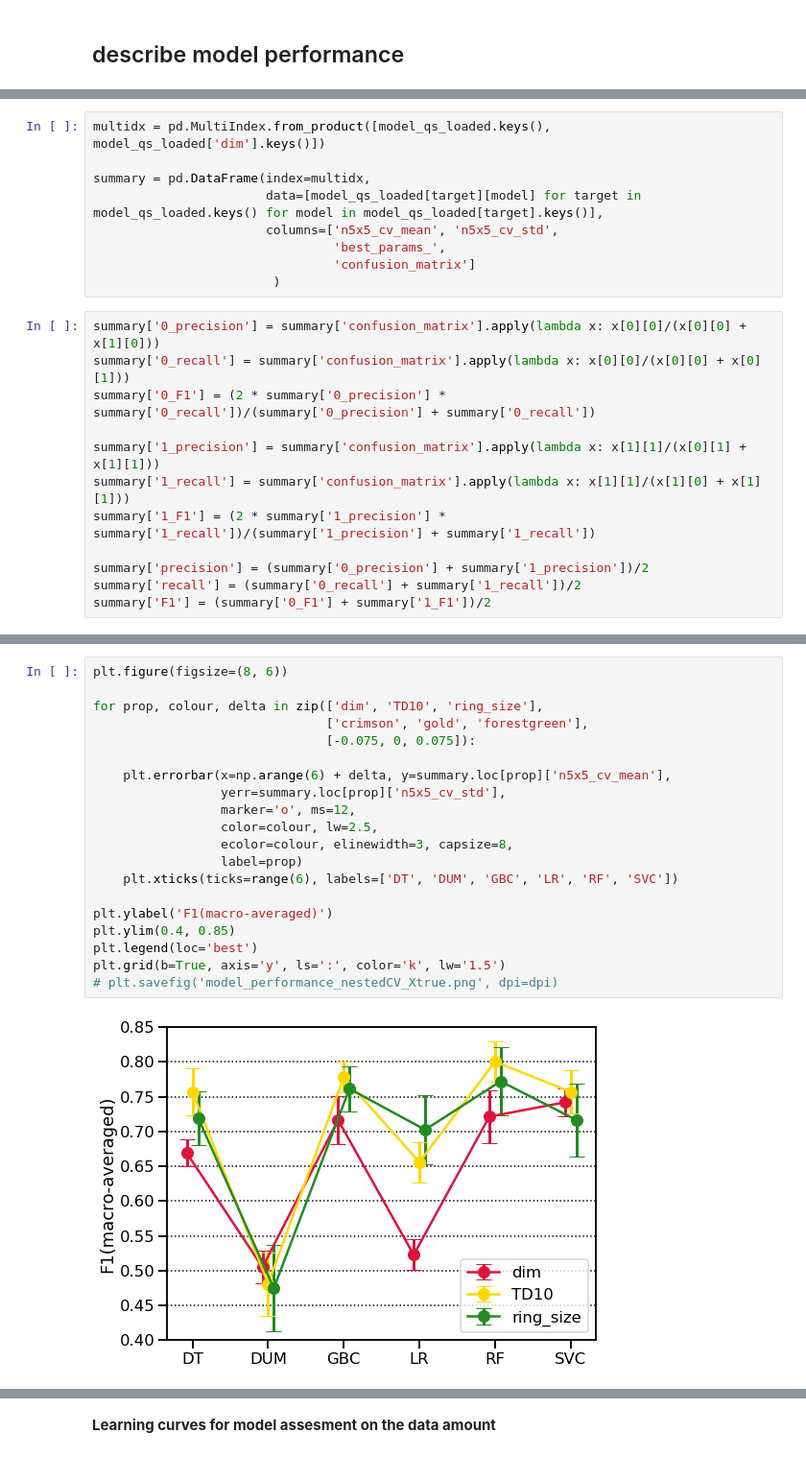
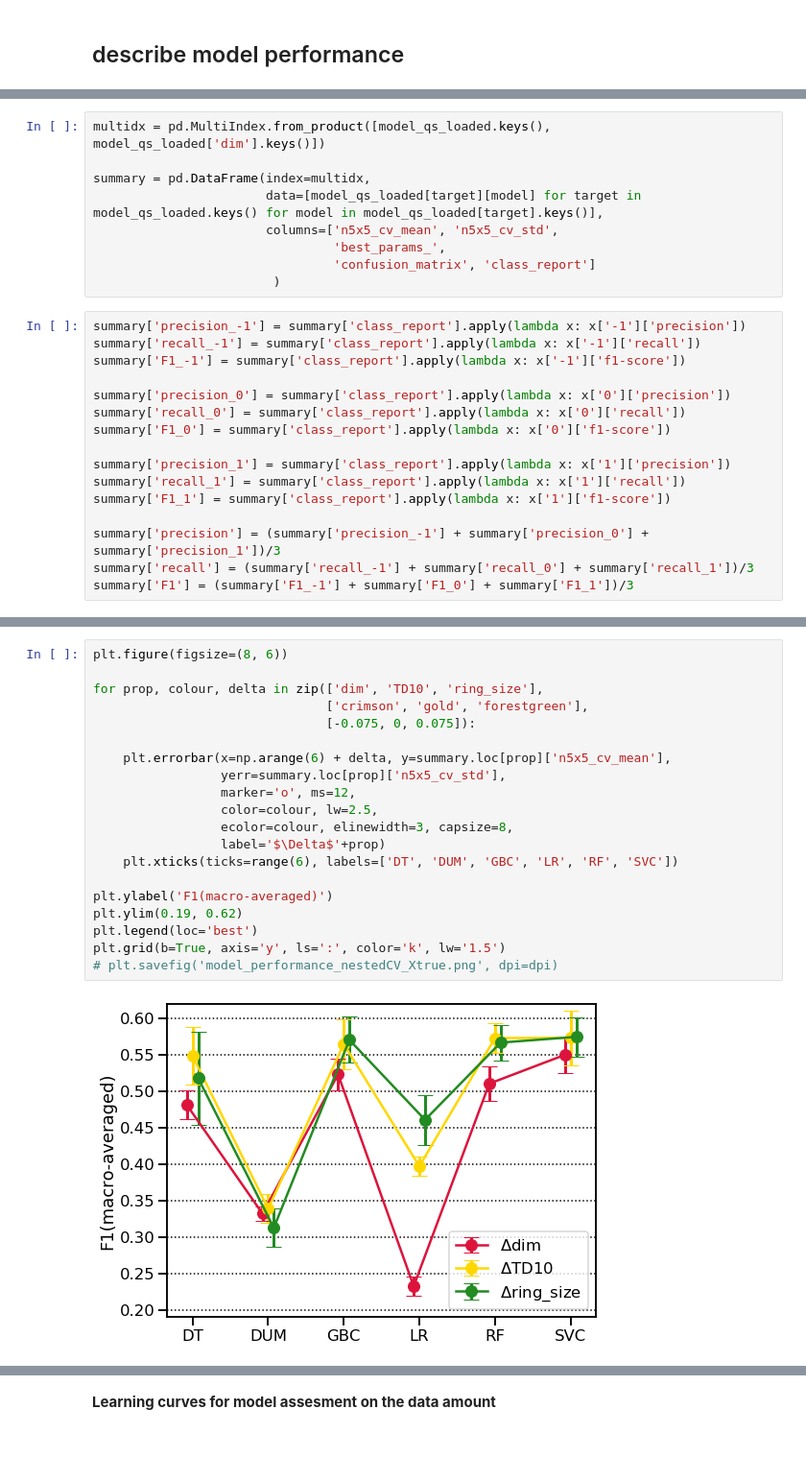
Before and after one commit to trioxane/iCPs_MLs, a Jupyter notebook: framework changes classification models.ipynb, the cells around one changed output, grey strips where cells are left out. Shown at 96% size. Saved outputs shown, nothing was run; the diff lists cells and outputs as text.

```diff
--- a/framework changes classification models.ipynb
+++ b/framework changes classification models.ipynb
@@ -228,20 +349,24 @@ summary = pd.DataFrame(index=multidx,
                        data=[model_qs_loaded[target][model] for target in model_qs_loaded.keys() for model in model_qs_loaded[target].keys()],
                        columns=['n5x5_cv_mean', 'n5x5_cv_std',
                                 'best_params_',
-                                'confusion_matrix']
+                                'confusion_matrix', 'class_report']
                         )
-# %%
-summary['0_precision'] = summary['confusion_matrix'].apply(lambda x: x[0][0]/(x[0][0] + x[1][0]))
-summary['0_recall'] = summary['confusion_matrix'].apply(lambda x: x[0][0]/(x[0][0] + x[0][1]))
-summary['0_F1'] = (2 * summary['0_precision'] * summary['0_recall'])/(summary['0_precision'] + summary['0_recall'])
-
-summary['1_precision'] = summary['confusion_matrix'].apply(lambda x: x[1][1]/(x[0][1] + x[1][1]))
-summary['1_recall'] = summary['confusion_matrix'].apply(lambda x: x[1][1]/(x[1][0] + x[1][1]))
-summary['1_F1'] = (2 * summary['1_precision'] * summary['1_recall'])/(summary['1_precision'] + summary['1_recall'])
-
-summary['precision'] = (summary['0_precision'] + summary['1_precision'])/2
-summary['recall'] = (summary['0_recall'] + summary['1_recall'])/2
-summary['F1'] = (summary['0_F1'] + summary['1_F1'])/2
+# %%
+summary['precision_-1'] = summary['class_report'].apply(lambda x: x['-1']['precision'])
+summary['recall_-1'] = summary['class_report'].apply(lambda x: x['-1']['recall'])
+summary['F1_-1'] = summary['class_report'].apply(lambda x: x['-1']['f1-score'])
+
+summary['precision_0'] = summary['class_report'].apply(lambda x: x['0']['precision'])
+summary['recall_0'] = summary['class_report'].apply(lambda x: x['0']['recall'])
+summary['F1_0'] = summary['class_report'].apply(lambda x: x['0']['f1-score'])
+
+summary['precision_1'] = summary['class_report'].apply(lambda x: x['1']['precision'])
+summary['recall_1'] = summary['class_report'].apply(lambda x: x['1']['recall'])
+summary['F1_1'] = summary['class_report'].apply(lambda x: x['1']['f1-score'])
+
+summary['precision'] = (summary['precision_-1'] + summary['precision_0'] + summary['precision_1'])/3
+summary['recall'] = (summary['recall_-1'] + summary['recall_0'] + summary['recall_1'])/3
+summary['F1'] = (summary['F1_-1'] + summary['F1_0'] + summary['F1_1'])/3
 # %%
 dq = summary.style\
             .format({k: '{:.1%}' for k in summary.dtypes[(summary.dtypes == 'float64')].index.values.tolist()})\
@@ -272,22 +404,22 @@ dq
 # %%
 plt.figure(figsize=(8, 6))
 
 for prop, colour, delta in zip(['dim', 'TD10', 'ring_size'],
                                ['crimson', 'gold', 'forestgreen'],
                                [-0.075, 0, 0.075]):
 
     plt.errorbar(x=np.arange(6) + delta, y=summary.loc[prop]['n5x5_cv_mean'],
                  yerr=summary.loc[prop]['n5x5_cv_std'],
                  marker='o', ms=12,
                  color=colour, lw=2.5,
                  ecolor=colour, elinewidth=3, capsize=8,
-                 label=prop)
+                 label='$\Delta$'+prop)
     plt.xticks(ticks=range(6), labels=['DT', 'DUM', 'GBC', 'LR', 'RF', 'SVC'])
 
 plt.ylabel('F1(macro-averaged)')
-plt.ylim(0.4, 0.85)
+plt.ylim(0.19, 0.62)
 plt.legend(loc='best')
 plt.grid(b=True, axis='y', ls=':', color='k', lw='1.5')
 # plt.savefig('model_performance_nestedCV_Xtrue.png', dpi=dpi)
 # %% [output]
-[figure, old version]
+[figure, new version]
```
Also changed, not shown: parts of 66 cells of this notebook, 7 other files.
